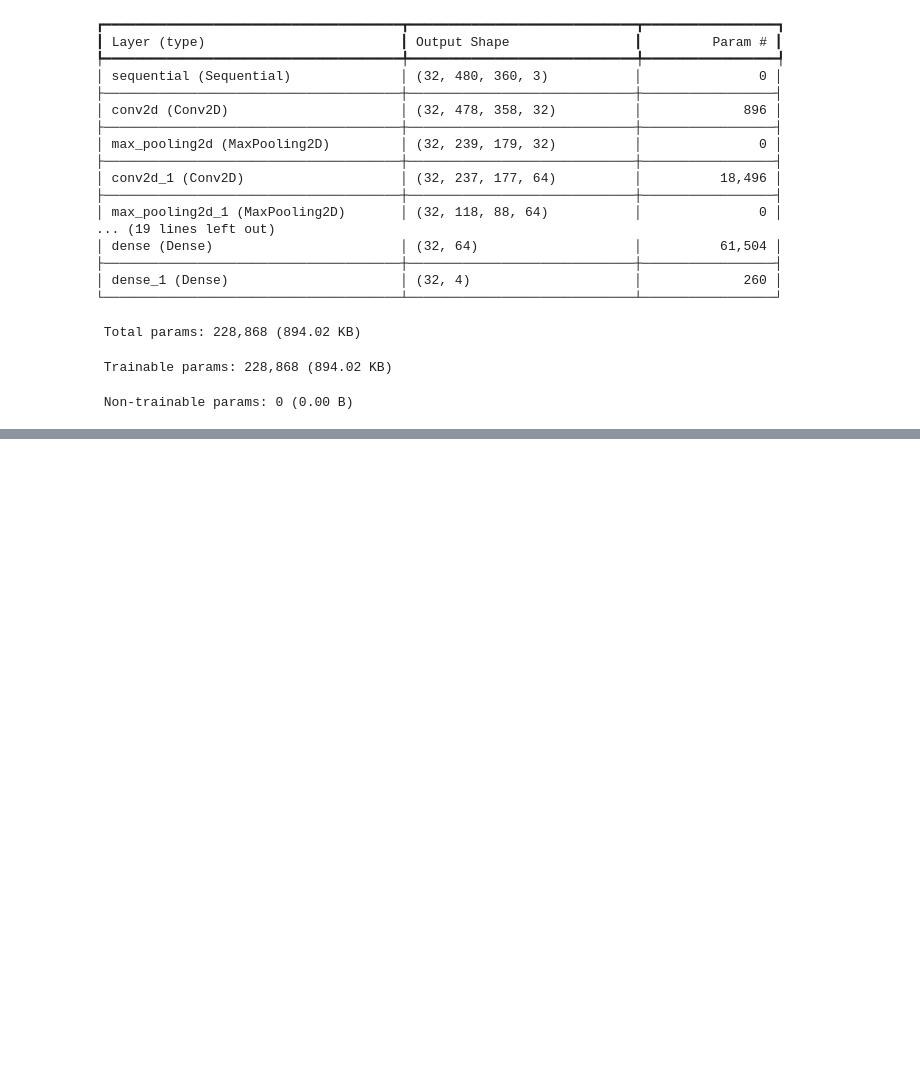
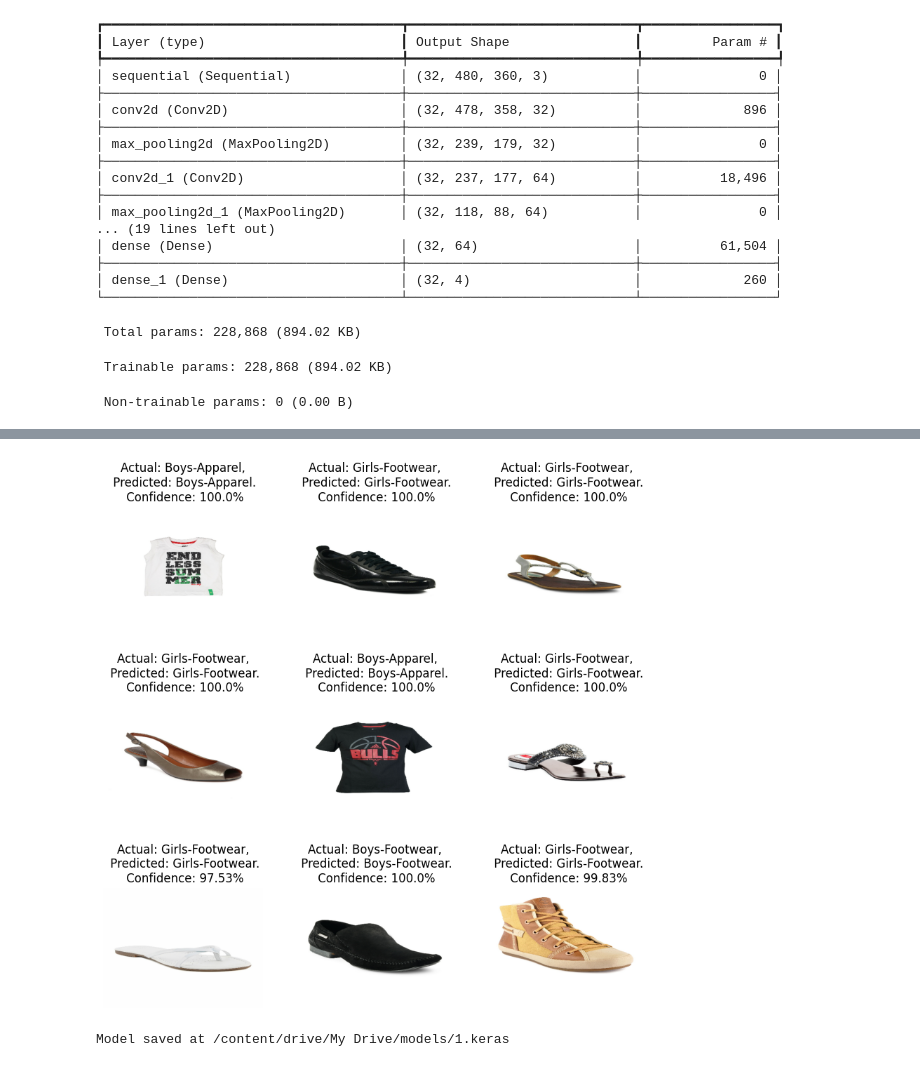
Before and after one commit to Adekunle-Habeeb/Fashion-classification-app, a Jupyter notebook: main.ipynb, the cells around one changed output, grey strips where cells are left out. Saved outputs shown, nothing was run; the diff lists cells and outputs as text; code cells hidden in the pictures; blank space fills up the shorter version.

```diff
--- a/main.ipynb
+++ b/main.ipynb
@@ -238,0 +291,24 @@ KeyboardInterrupt
+# %%
+def predict(model, img):
+    img_array = tf.keras.preprocessing.image.img_to_array(images[i].numpy())
+    img_array = tf.expand_dims(img_array, 0)
+
+    predictions = model.predict(img_array)
+
+    predicted_class = class_names[np.argmax(predictions[0])]
+    confidence = round(100 * (np.max(predictions[0])), 2)
+    return predicted_class, confidence
+# %%
+plt.figure(figsize=(10, 10))
+for images, labels in test_ds.take(1):
+    for i in range(9):
+        ax = plt.subplot(3, 3, i + 1)
+        plt.imshow(images[i].numpy().astype("uint8"))
+
+        predicted_class, confidence = predict(model, images[i].numpy())
+        actual_class = class_names[labels[i]]
+
+        plt.title(f"Actual: {actual_class},\n Predicted: {predicted_class}.\n Confidence: {confidence}%")
+
+        plt.axis("off")
+# %% [output]
@@ -238,0 +324,18 @@ KeyboardInterrupt
+[figure, added]
+# %%
+import os
+
+# Define the directory to save the model
+save_dir = "/content/drive/My Drive/models"
+if not os.path.exists(save_dir):
+    os.makedirs(save_dir)
+
+# Calculate the new model version
+model_version = max([int(i) for i in os.listdir(save_dir) + ["0"]]) + 1
+
+# Save the model with the .h5 extension
+model.save(f"{save_dir}/{model_version}.keras")
+
+print(f"Model saved at {save_dir}/{model_version}.keras")
+# %% [output]
+Model saved at /content/drive/My Drive/models/1.keras
```
Also changed, not shown: parts of 36 cells of this notebook, 2 other files.
